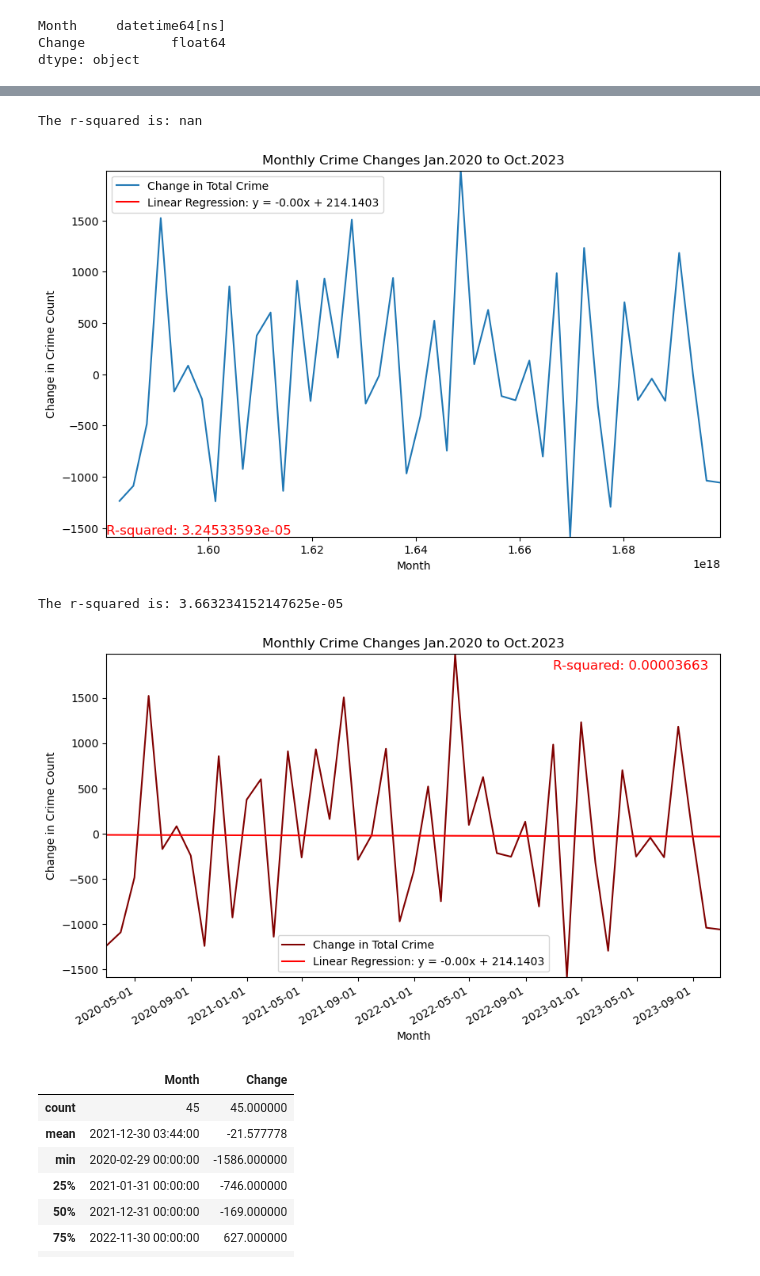
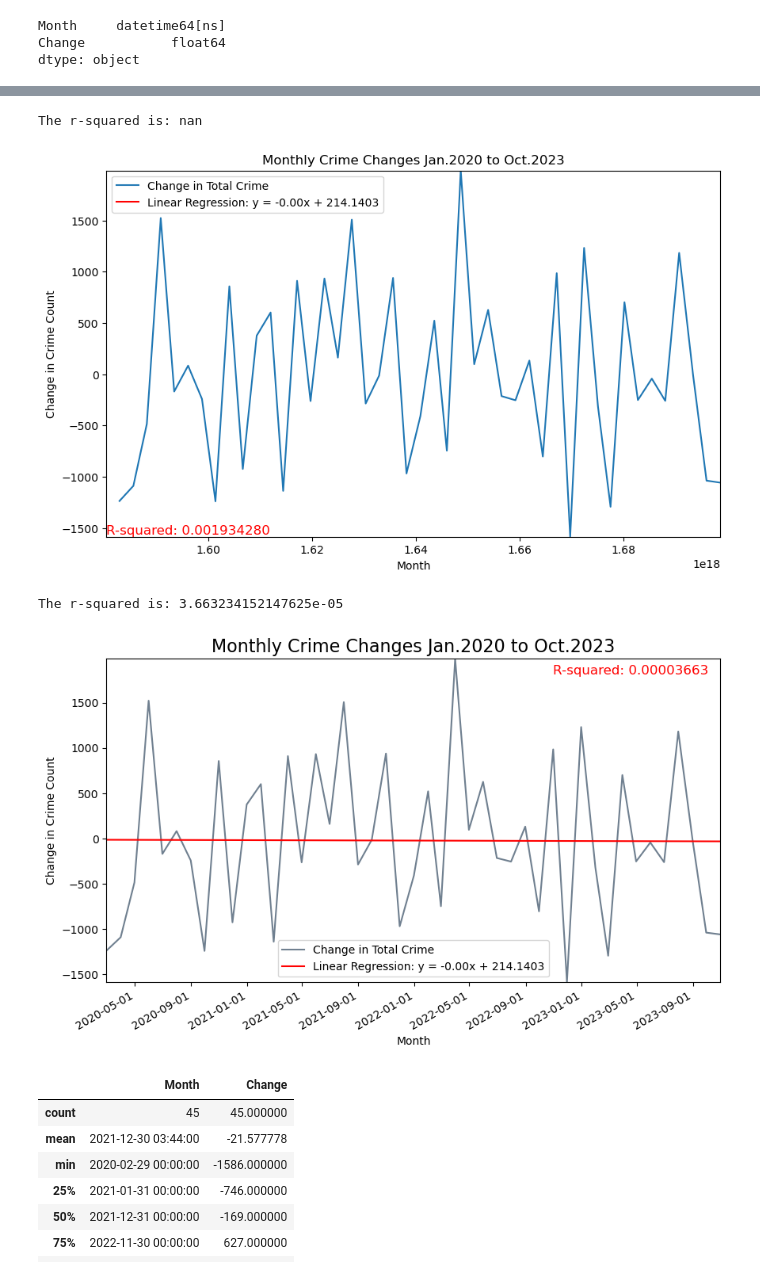
Before and after one commit to eshih22/la_crime_group_project, a Jupyter notebook: LA_crime_data.ipynb, the cells around one changed output, grey strips where cells are left out. Saved outputs shown, nothing was run; the diff lists cells and outputs as text; code cells hidden in the pictures.

```diff
--- a/LA_crime_data.ipynb
+++ b/LA_crime_data.ipynb
@@ -579,6 +567,5 @@ plt.show()
 # %%
-from scipy.stats import linregress
-import numpy as np
+# perform linear regression model on  month/ changes in crime figures
 # change dtypes of data
 changes_df['Month'] = changes_df['Month'].astype(int)
 changes_df['Change'] = changes_df['Change'].astype(float)
@@ -599,7 +586,7 @@ plt.plot(x_values, regress_values, 'r-', label='Linear Regression: y = -0.00x +
 
 # Add regression equation annotation
 # plt.annotate(line_eq, (1.59, 1800), fontsize=15, color="red")
-plt.text(np.min(x_values), np.min(y_values), f"R-squared: 3.24533593e-05", fontsize=12, color="red", va='bottom', ha='left')
+plt.text(np.min(x_values), np.min(y_values), f"R-squared: 0.001934280", fontsize=12, color="red", va='bottom', ha='left')
 
 
 plt.xlim(np.min(x_values), np.max(x_values))
@@ -617,8 +604,9 @@ print(f"The r-squared is: {rvalue**2}")
 plt.show()
 # %% [output]
 The r-squared is: nan
-[figure, old version]
+[figure, new version]
 # %%
+# perform linear regression model on  month/ changes in crime figures
 # Convert 'Month' to a datetime format
 changes_df['Month'] = pd.to_datetime(changes_df['Month'])
 
@@ -629,34 +617,34 @@ y_values = changes_df['Change']
 regress_values = x_values.index * slope + intercept
 line_eq = "y = {:.2f}x + {:.4f}".format(slope, intercept)
 
 # Create the figure and plot data and regression line
 plt.figure(figsize=(10, 6))
-plt.plot(x_values, y_values, '-', label='Change in Total Crime', color = "maroon")  # Keep data points for reference
+plt.plot(x_values, y_values, '-', label='Change in Total Crime', color = "slategray")  # Keep data points for reference
 plt.plot(x_values, regress_values, 'r-', label='Linear Regression: y = -0.00x + 214.1403')
 
 # Calculate padding values
 x_padding = (x_values.max() - x_values.min()) * 0.02
 y_padding = (y_values.max() - y_values.min()) * 0.02
 
 # Add regression equation annotation with padding
 plt.text(x_values.iloc[-1] - x_padding, y_values.max() - y_padding, f"R-squared: {rvalue**2:.8f}", fontsize=12, color="red", va='top', ha='right')
 
 plt.xlim(x_values.min(), x_values.max())
 plt.ylim(y_values.min(), y_values.max())
 
 # Set x-axis format to display dates
 plt.gca().xaxis.set_major_formatter(mdates.DateFormatter('%Y-%m-%d'))
 plt.gcf().autofmt_xdate()  # Rotate and align the dates for better readability
 
 # Set labels and show the plot
 plt.xlabel('Month')
 plt.ylabel('Change in Crime Count')
 plt.legend()
-plt.title('Monthly Crime Changes Jan.2020 to Oct.2023')
+plt.title('Monthly Crime Changes Jan.2020 to Oct.2023', fontsize=16)
 print(f"The r-squared is: {rvalue**2}")
 
 plt.show()
 # %% [output]
 The r-squared is: 3.663234152147625e-05
-[figure, old version]
+[figure, new version]
 # %%
```
Also changed, not shown: parts of 49 cells of this notebook, 2 other files.
